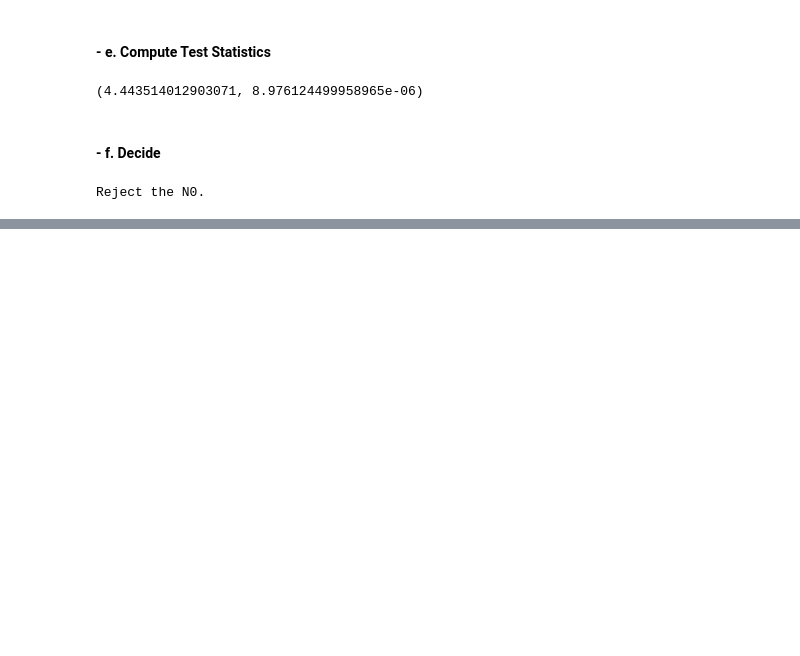
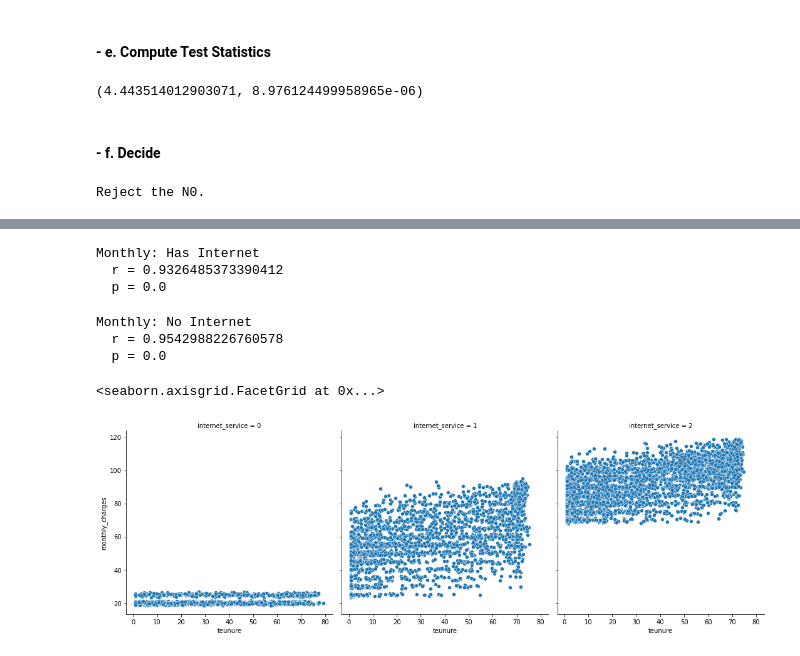
Before and after one commit to rachelrobbinsmayhill/statistics_exercises, a Jupyter notebook: hypothesis_testing.ipynb, the cells around one changed output, grey strips where cells are left out. Cells and saved outputs as stored; diff of their text form; code cells hidden in the pictures; blank space fills up the shorter version.

```diff
--- a/hypothesis_testing.ipynb
+++ b/hypothesis_testing.ipynb
@@ -688,0 +683,4 @@ r, p
+# %%
+# Total Charges & Tenure
+mo_x = df.teunure
+tot_y = df.total_charges
@@ -688,0 +697,12 @@ r, p
+# %%
+#H0 - For customers who have internet service there is no linear relationship between tenure and monthly charges.
+#H1 - For customers who have internet service there is a linear relationship between tenure and monthly charges.
+
+r, p = stats.pearsonr(has_internet.teunure, has_internet.total_charges)
+print('Monthly: Has Internet')
+print('  r =', r)
+print('  p =', p)
+# %% [output]
+Monthly: Has Internet
+  r = 0.9326485373390412
+  p = 0.0
@@ -688,0 +711,12 @@ r, p
+# %%
+#H0 - For customers who have no internet service there is no linear relationship between tenure and monthly charges.
+#H1 - For customers who have no internet service there is a linear relationship between tenure and monthly charges.
+
+r, p = stats.pearsonr(no_phone.teunure, no_phone.total_charges)
+print('Monthly: No Internet')
+print('  r =', r)
+print('  p =', p)
+# %% [output]
+Monthly: No Internet
+  r = 0.9542988226760578
+  p = 0.0
@@ -688,0 +725,7 @@ r, p
+# %%
+# Monthly Charges & Tenure
+
+sns.relplot(data=df,y=mo_y, x=mo_x, col='internet_service')
+# %% [output]
+<seaborn.axisgrid.FacetGrid at 0x...>
+[figure, added]
```
Also changed, not shown: parts of 95 cells of this notebook.
